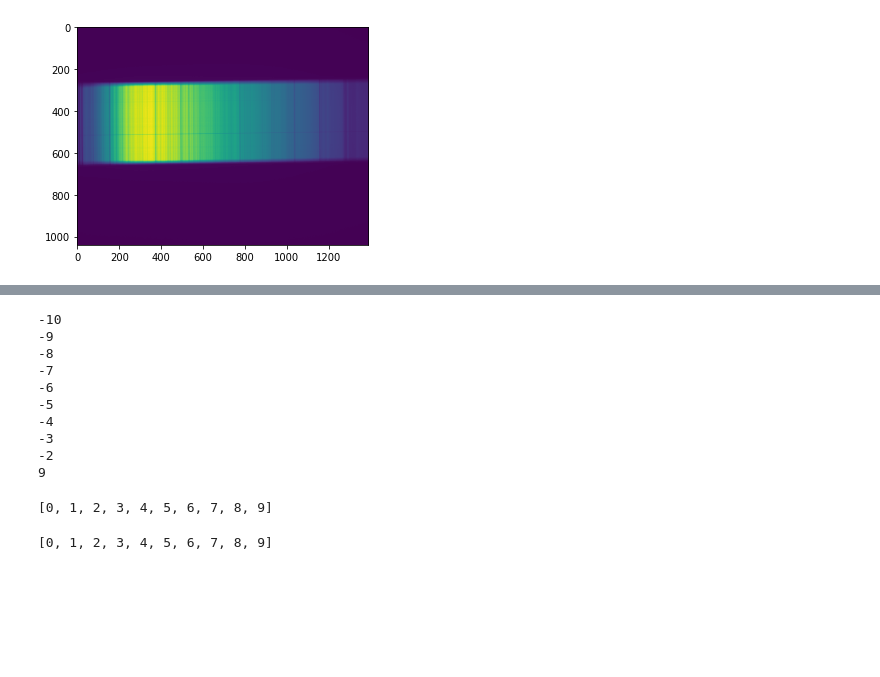
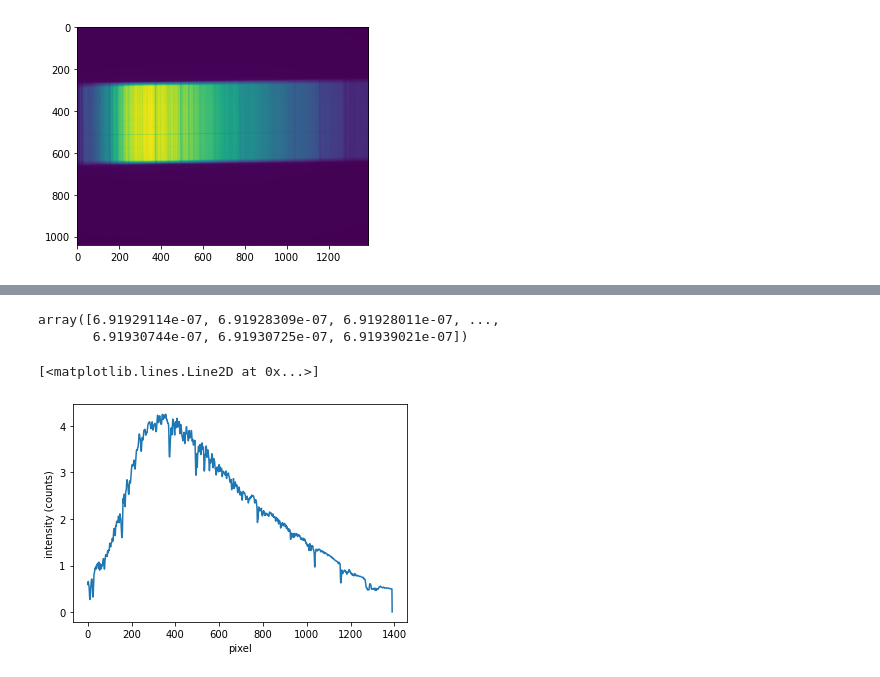
Before and after one commit to Yousousen/solar_physics, a Jupyter notebook: spectrum_depricated.ipynb, the cells around one changed output, grey strips where cells are left out. Drawn from its saved outputs; the diff is of its cells as text; code cells hidden in the pictures; blank space fills up the shorter version.

```diff
--- a/spectrum.ipynb
+++ b/spectrum_depricated.ipynb
@@ -432,7 +431,7 @@ $\text{corrected} = \frac{\text{light (sky) frames } - \text{ dark} - \text{ bia
 
 But we ignore dark
 # %%
-dark_master = np.sum(dark_stack)
-bias_master = np.sum(bias_stack)
+dark_master = np.mean(dark_stack)
+bias_master = np.mean(bias_stack)
 # %%
-flat_master = [flat - bias_master for flat in flat_stack ]
+flat_master = np.mean([flat - bias_master for flat in flat_stack ])
@@ -473,34 +453,18 @@ print(len(calibrated[0])) # should this not be 1391?
 #plt.xlabel('pixel')
 #plt.ylabel('intensity (counts)')
 #plt.plot(spectrum)
-# %%
-x=100
-for i in range(x):
-    for j in range(x):
-        if i == 9:
-            print(i)
-        else:
-            print(i-10)
-# %% [output]
--10
--9
--8
--7
--6
--5
--4
--3
--2
-9
-# %%
-lst = []
-for i in range(10):
-    lst.append(i)
-print(lst)
-# %% [output]
-[0, 1, 2, 3, 4, 5, 6, 7, 8, 9]
-# %%
-lst = [ i for i in range(10) ]
-print(lst)
-# %% [output]
-[0, 1, 2, 3, 4, 5, 6, 7, 8, 9]
+# %%
+spectrum
+# %% [output]
+array([6.91929114e-07, 6.91928309e-07, 6.91928011e-07, ...,
+       6.91930744e-07, 6.91930725e-07, 6.91939021e-07])
+# %%
+#spectrum = np.median(calibrated[:], axis=0)
+spectrum = np.median(calibrated[300:800], axis=0)
+#plt.xticks(range(0, 1500, 100))
+plt.xlabel('pixel')
+plt.ylabel('intensity (counts)')
+plt.plot(spectrum)
+# %% [output]
+[<matplotlib.lines.Line2D at 0x...>]
+[figure, added]
```
Also changed, not shown: parts of 5 cells of this notebook, 1 other file.
